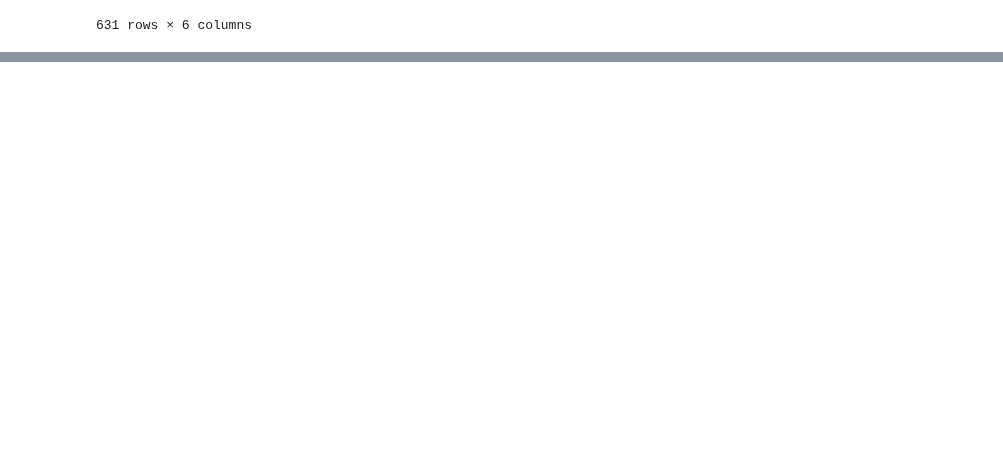
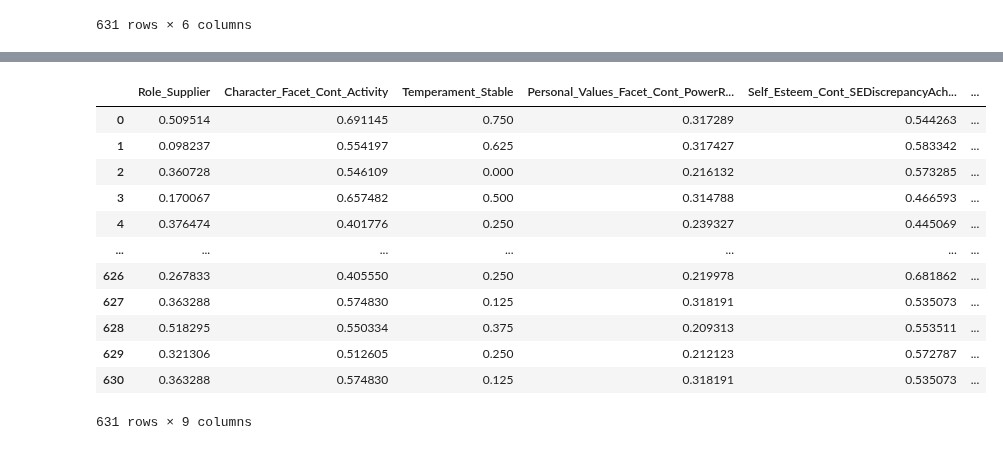
Before and after one commit to dindaslsbilla/coba, a Jupyter notebook: Untitled1.ipynb, the cells around one changed output, grey strips where cells are left out. Saved outputs shown, nothing was run; the diff lists cells and outputs as text; code cells hidden in the pictures; blank space fills up the shorter version.

Commit message:
add maingames_rolesupplier to csv

```diff
--- a/Untitled1.ipynb
+++ b/Untitled1.ipynb
@@ -280,0 +301,25 @@ rolemarshal_df
+# %%
+rolesupplier_df=pd.read_csv('maingames_rolesupplier.csv')
+rolesupplier_df.mean(axis=0)
+rolesupplier_df.drop(columns=rolesupplier_df.columns[0],
+        axis=1,
+        inplace=True)
+rolesupplier_df.to_csv('maingames_rolesupplier.csv',index="False")
+mean_row=rolesupplier_df.mean(axis=1)
+rolesupplier_df['Mean']=mean_row
+rolesupplier_df.to_csv('maingames_rolesupplier.csv',index="False")
+rolesupplier_df
+# %% [output]
+|  | Role_Supplier | Character_Facet_Cont_Activity | Temperament_Stable | Personal_Values_Facet_Cont_PowerR... | Self_Esteem_Cont_SEDiscrepancyAch... | ... |
+| 0 | 0.509514 | 0.691145 | 0.750 | 0.317289 | 0.544263 | ... |
+| 1 | 0.098237 | 0.554197 | 0.625 | 0.317427 | 0.583342 | ... |
+| 2 | 0.360728 | 0.546109 | 0.000 | 0.216132 | 0.573285 | ... |
+| 3 | 0.170067 | 0.657482 | 0.500 | 0.314788 | 0.466593 | ... |
+| 4 | 0.376474 | 0.401776 | 0.250 | 0.239327 | 0.445069 | ... |
+| ... | ... | ... | ... | ... | ... | ... |
+| 626 | 0.267833 | 0.405550 | 0.250 | 0.219978 | 0.681862 | ... |
+| 627 | 0.363288 | 0.574830 | 0.125 | 0.318191 | 0.535073 | ... |
+| 628 | 0.518295 | 0.550334 | 0.375 | 0.209313 | 0.553511 | ... |
+| 629 | 0.321306 | 0.512605 | 0.250 | 0.212123 | 0.572787 | ... |
+| 630 | 0.363288 | 0.574830 | 0.125 | 0.318191 | 0.535073 | ... |
+631 rows × 9 columns
```
Also changed, not shown: parts of 2 cells of this notebook, 1 other file.
